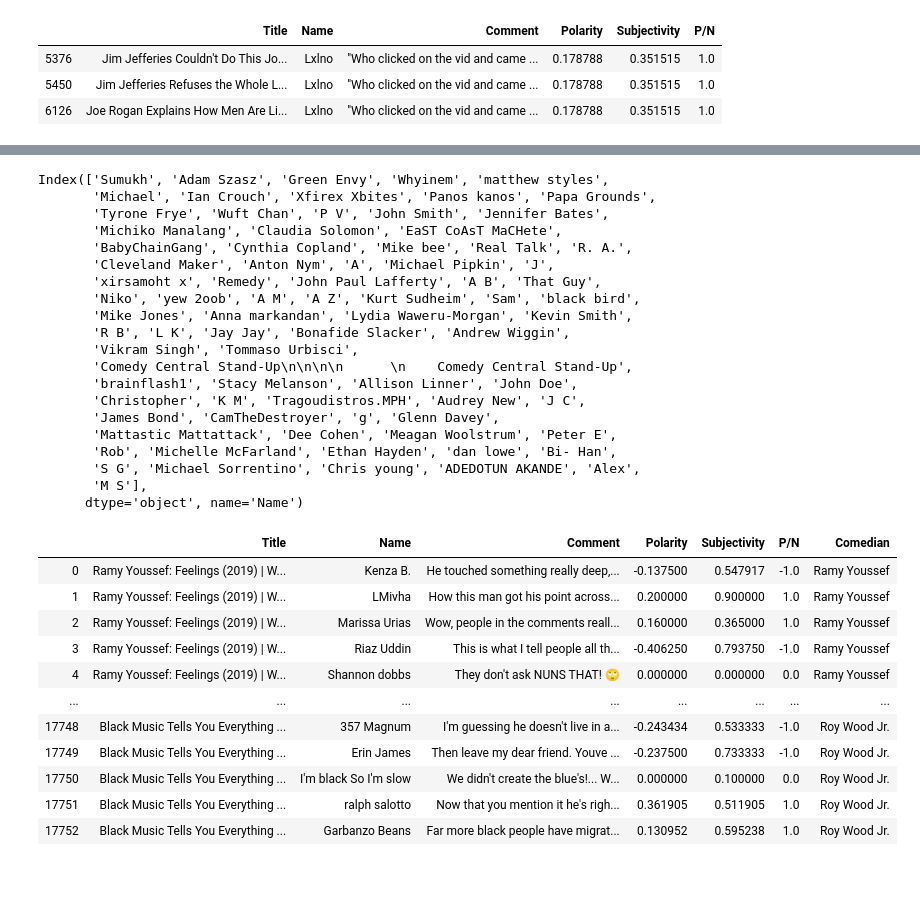
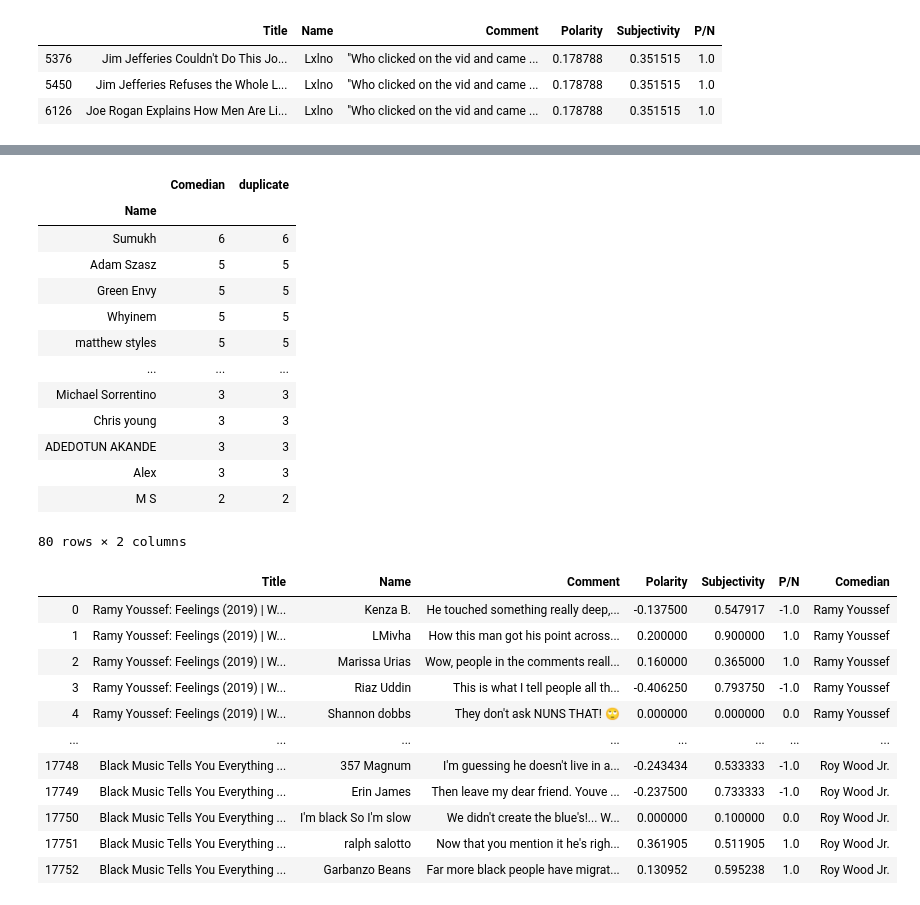
Before and after one commit to k11tqa25/nlp_based_recommender, a Jupyter notebook: user_comedian_matrix/comments_sentiment_analysis_80clips.ipynb, the cells around one changed output, grey strips where cells are left out. Cells and saved outputs as stored; diff of their text form; code cells hidden in the pictures; blank space fills up the shorter version.

```diff
--- a/user_comedian_matrix/comments_sentiment_analysis_80clips.ipynb
+++ b/user_comedian_matrix/comments_sentiment_analysis_80clips.ipynb
@@ -234,28 +240,22 @@ df_clean.groupby('Name').count().sort_values(by='Comedian', ascending=False).hea
 # data_SA[data_SA['Name'] == 'Kurt Sudheim']
 # %%
 # Select the top 80 users
-df_clean.groupby('Name').count().sort_values(by='Comedian', ascending=False).head(80).index
+df_clean.groupby('Name').count().sort_values(by='Comedian', ascending=False).head(80)
 # %% [output]
+|  | Comedian | duplicate |
+| Name |  |  |
+| Sumukh | 6 | 6 |
+| Adam Szasz | 5 | 5 |
+| Green Envy | 5 | 5 |
+| Whyinem | 5 | 5 |
+| matthew styles | 5 | 5 |
+| ... | ... | ... |
+| Michael Sorrentino | 3 | 3 |
+| Chris young | 3 | 3 |
+| ADEDOTUN AKANDE | 3 | 3 |
+| Alex | 3 | 3 |
+| M S | 2 | 2 |
-Index(['Sumukh', 'Adam Szasz', 'Green Envy', 'Whyinem', 'matthew styles',
-       'Michael', 'Ian Crouch', 'Xfirex Xbites', 'Panos kanos', 'Papa Grounds',
-       'Tyrone Frye', 'Wuft Chan', 'P V', 'John Smith', 'Jennifer Bates',
-       'Michiko Manalang', 'Claudia Solomon', 'EaST CoAsT MaCHete',
-       'BabyChainGang', 'Cynthia Copland', 'Mike bee', 'Real Talk', 'R. A.',
-       'Cleveland Maker', 'Anton Nym', 'A', 'Michael Pipkin', 'J',
-       'xirsamoht x', 'Remedy', 'John Paul Lafferty', 'A B', 'That Guy',
-       'Niko', 'yew 2oob', 'A M', 'A Z', 'Kurt Sudheim', 'Sam', 'black bird',
-       'Mike Jones', 'Anna markandan', 'Lydia Waweru-Morgan', 'Kevin Smith',
-       'R B', 'L K', 'Jay Jay', 'Bonafide Slacker', 'Andrew Wiggin',
-       'Vikram Singh', 'Tommaso Urbisci',
-       'Comedy Central Stand-Up\n\n\n\n      \n    Comedy Central Stand-Up',
-       'brainflash1', 'Stacy Melanson', 'Allison Linner', 'John Doe',
-       'Christopher', 'K M', 'Tragoudistros.MPH', 'Audrey New', 'J C',
-       'James Bond', 'CamTheDestroyer', 'g', 'Glenn Davey',
-       'Mattastic Mattattack', 'Dee Cohen', 'Meagan Woolstrum', 'Peter E',
-       'Rob', 'Michelle McFarland', 'Ethan Hayden', 'dan lowe', 'Bi- Han',
-       'S G', 'Michael Sorrentino', 'Chris young', 'ADEDOTUN AKANDE', 'Alex',
-       'M S'],
-      dtype='object', name='Name')
+80 rows × 2 columns
 # %%
 # unique_comedians = list(set(df_clean.Comedian))
 # len(list(set(df_clean.Comedian)))
```
Also changed, not shown: parts of 16 cells of this notebook, 1 other file.
